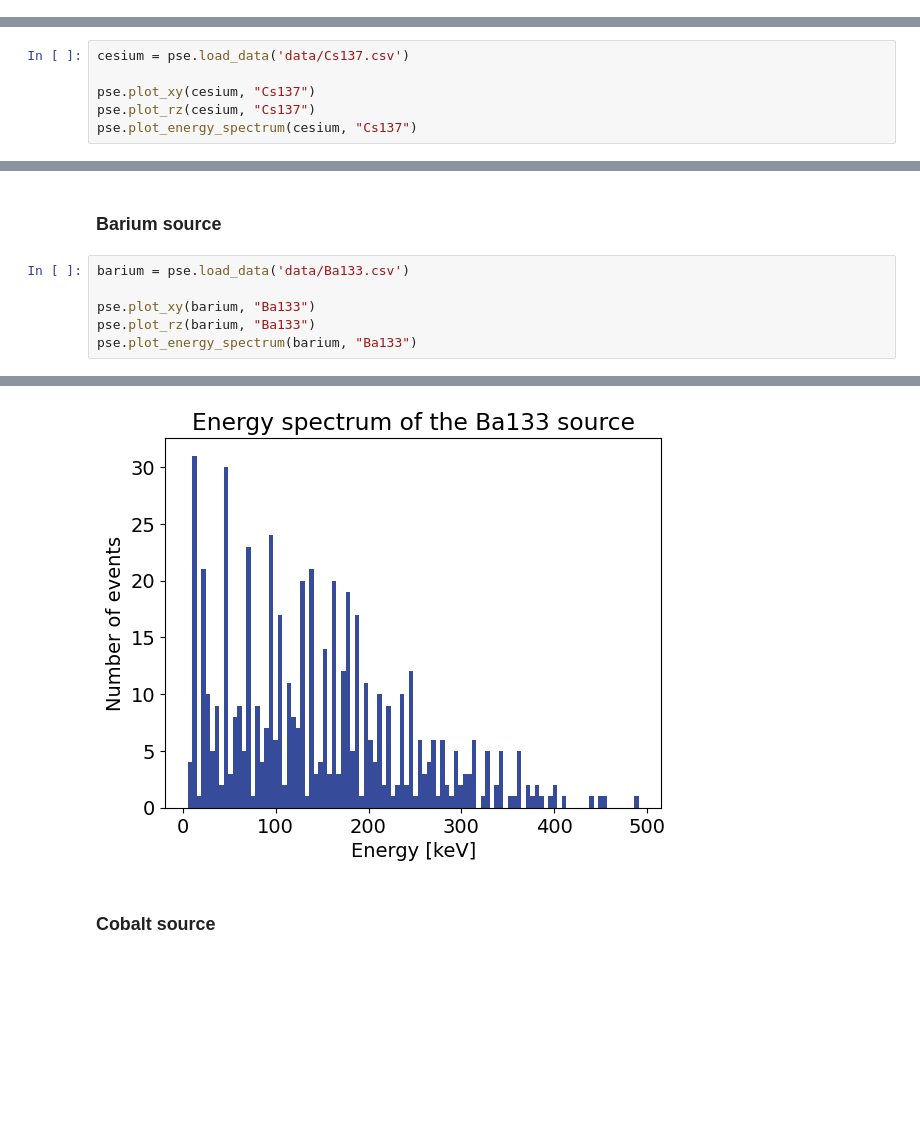
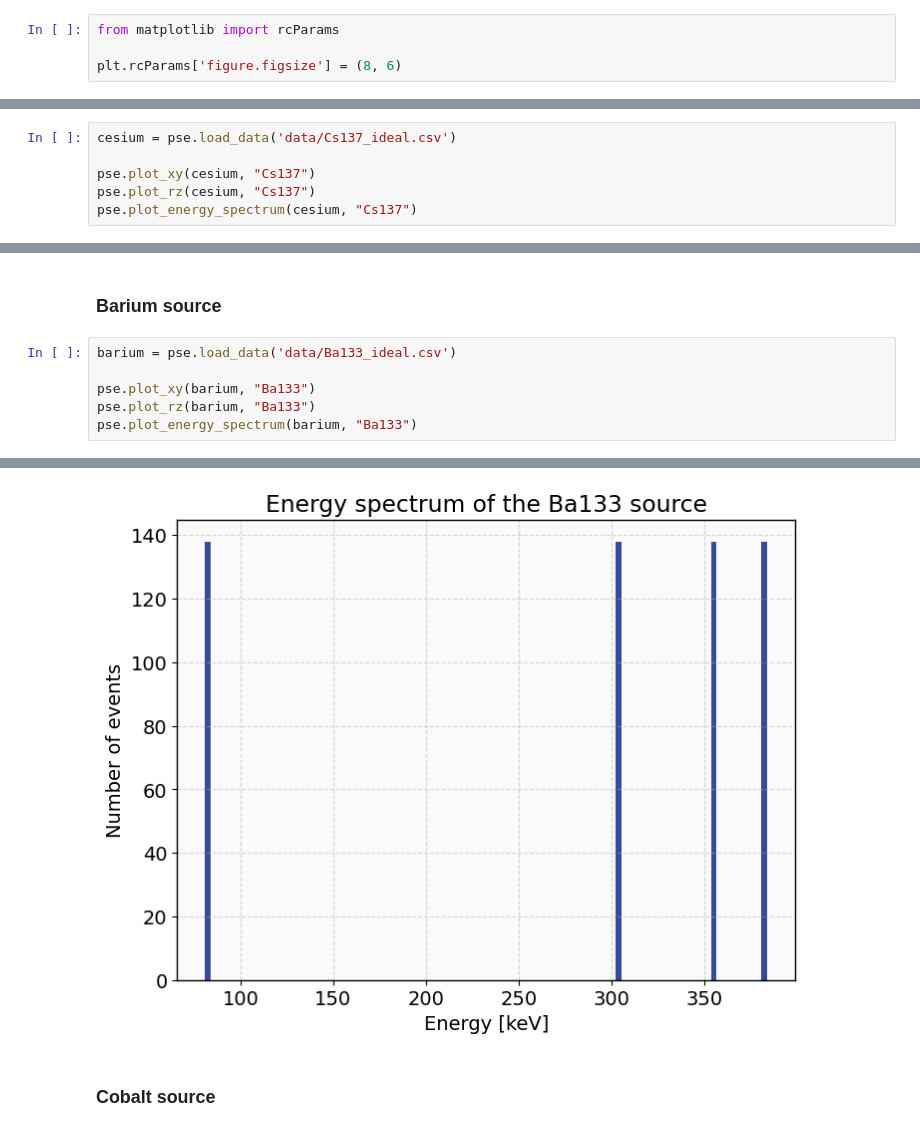
Before and after one commit to sanaouahada/Sources, a Jupyter notebook: test_plot_sources.ipynb, the cells around one changed output, grey strips where cells are left out. Cells and saved outputs as stored; diff of their text form; blank space fills up the shorter version.

Commit message:
Update data files

```diff
--- a/test_plot_sources.ipynb
+++ b/test_plot_sources.ipynb
@@ -8,7 +11,11 @@ import matplotlib.pyplot as plt
+# %%
+from matplotlib import rcParams
+
+plt.rcParams['figure.figsize'] = (8, 6)
 # %% [markdown]
 #### Cesium source
 # %%
-cesium = pse.load_data('data/Cs137.csv')
+cesium = pse.load_data('data/Cs137_ideal.csv')
 
 pse.plot_xy(cesium, "Cs137")
 pse.plot_rz(cesium, "Cs137")
@@ -20,7 +27,7 @@ pse.plot_energy_spectrum(cesium, "Cs137")
 # %% [markdown]
 ### Barium source
 # %%
-barium = pse.load_data('data/Ba133.csv')
+barium = pse.load_data('data/Ba133_ideal.csv')
 
 pse.plot_xy(barium, "Ba133")
 pse.plot_rz(barium, "Ba133")
@@ -31,4 +38,4 @@ pse.plot_energy_spectrum(barium, "Ba133")
-[figure, old version]
+[figure, new version]
 # %% [markdown]
 ### Cobalt source
 # %%
```
Also changed, not shown: parts of 5 cells of this notebook, 22 other files.
